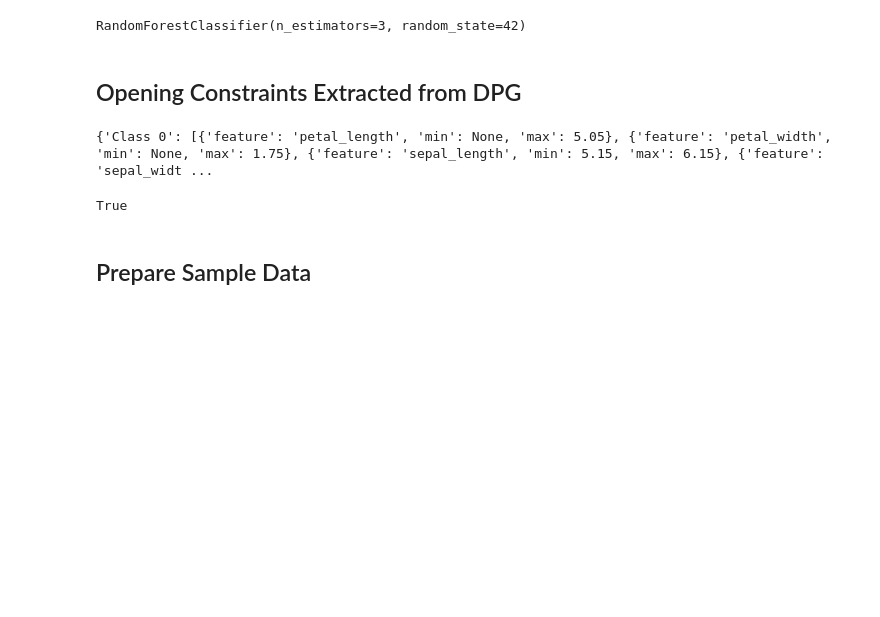
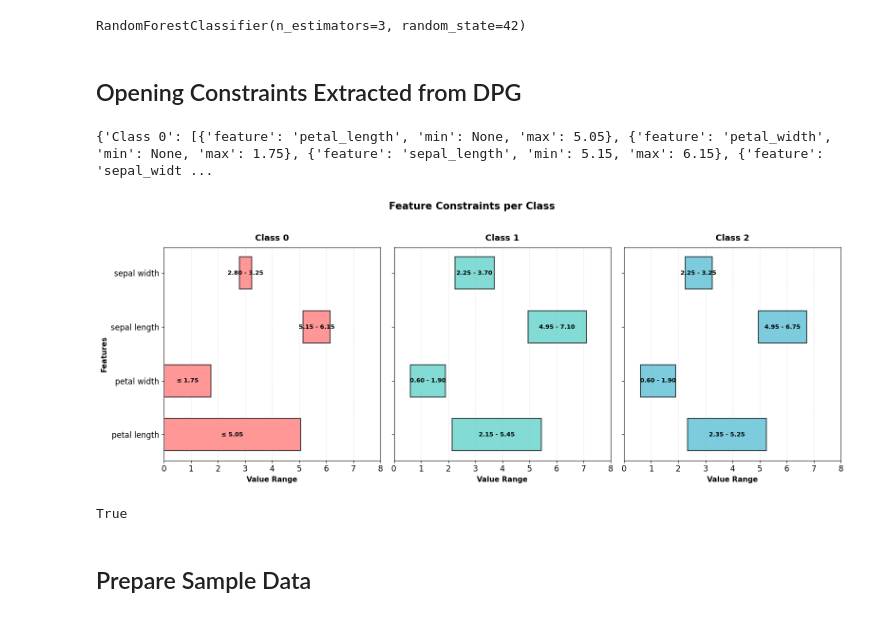
Before and after one commit to sbarbonjr/CounterFactualDPG, a Jupyter notebook: experiment.ipynb, the cells around one changed output. Cells and saved outputs as stored; diff of their text form; code cells hidden in the pictures; blank space fills up the shorter version.

Commit message:
Adding crude visualization of constraints

```diff
--- a/experiment.ipynb
+++ b/experiment.ipynb
@@ -44,9 +44,86 @@ RandomForestClassifier(n_estimators=3, random_state=42)
 # %%
 parser = ConstraintParser("constraints/custom_l100_pv0.001_t2_dpg_metrics.txt")
 constraints = parser.read_constraints_from_file()
 print(constraints)
+
+# Visualize constraints
+import matplotlib.pyplot as plt
+import numpy as np
+
+def plot_constraints(constraints):
+    """
+    Visualize feature constraints for each class using horizontal bar ranges.
+    """
+    # Extract unique features
+    features = []
+    for class_name in constraints:
+        for constraint in constraints[class_name]:
+            feature = constraint['feature'].replace('_', ' ')
+            if feature not in features:
+                features.append(feature)
+
+    # Setup the plot
+    n_classes = len(constraints)
+    n_features = len(features)
+
+    fig, axes = plt.subplots(1, n_classes, figsize=(16, 6), sharey=True)
+    if n_classes == 1:
+        axes = [axes]
+
+    colors = ['#FF6B6B', '#4ECDC4', '#45B7D1']
+
+    for idx, (class_name, ax) in enumerate(zip(constraints.keys(), axes)):
+        class_constraints = constraints[class_name]
+
+        # Create a dictionary for easy lookup
+        constraint_dict = {c['feature'].replace('_', ' '): c for c in class_constraints}
+
+        y_positions = np.arange(n_features)
+
+        for i, feature in enumerate(features):
+            if feature in constraint_dict:
+                c = constraint_dict[feature]
+                min_val = c['min'] if c['min'] is not None else 0
+                max_val = c['max'] if c['max'] is not None else 10
+
+                # Determine the range
+                if c['min'] is None:
+                    # Only max constraint
+                    ax.barh(i, max_val, left=0, height=0.6,
+                           color=colors[idx], alpha=0.7, edgecolor='black', linewidth=1.5)
+                    ax.text(max_val/2, i, f'≤ {max_val:.2f}',
+                           ha='center', va='center', fontweight='bold', fontsize=9)
+                elif c['max'] is None:
+                    # Only min constraint
+                    range_width = 10 - min_val  # Arbitrary max for visualization
+                    ax.barh(i, range_width, left=min_val, height=0.6,
+                           color=colors[idx], alpha=0.7, edgecolor='black', linewidth=1.5)
+                    ax.text(min_val + range_width/2, i, f'≥ {min_val:.2f}',
+                           ha='center', va='center', fontweight='bold', fontsize=9)
+                else:
+                    # Both min and max
+                    range_width = max_val - min_val
+                    ax.barh(i, range_width, left=min_val, height=0.6,
+                           color=colors[idx], alpha=0.7, edgecolor='black', linewidth=1.5)
+                    ax.text(min_val + range_width/2, i, f'{min_val:.2f} - {max_val:.2f}',
+                           ha='center', va='center', fontweight='bold', fontsize=9)
+
+        ax.set_yticks(y_positions)
+        ax.set_yticklabels(features)
+        ax.set_xlabel('Value Range', fontsize=11, fontweight='bold')
+        ax.set_title(f'{class_name}', fontsize=13, fontweight='bold', pad=10)
+        ax.grid(axis='x', alpha=0.3, linestyle='--')
+        ax.set_xlim(0, 8)
+
+    axes[0].set_ylabel('Features', fontsize=11, fontweight='bold')
+    plt.suptitle('Feature Constraints per Class', fontsize=15, fontweight='bold', y=1.02)
+    plt.tight_layout()
+    plt.show()
+
+plot_constraints(constraints)
 # %% [output]
 {'Class 0': [{'feature': 'petal_length', 'min': None, 'max': 5.05}, {'feature': 'petal_width', 'min': None, 'max': 1.75}, {'feature': 'sepal_length', 'min': 5.15, 'max': 6.15}, {'feature': 'sepal_widt ...
+[figure, added]
 # %%
 # Example usage
 validity = ConstraintParser.is_value_valid_for_class("Class 1", "petal width (cm)", 0.5, constraints)
```
